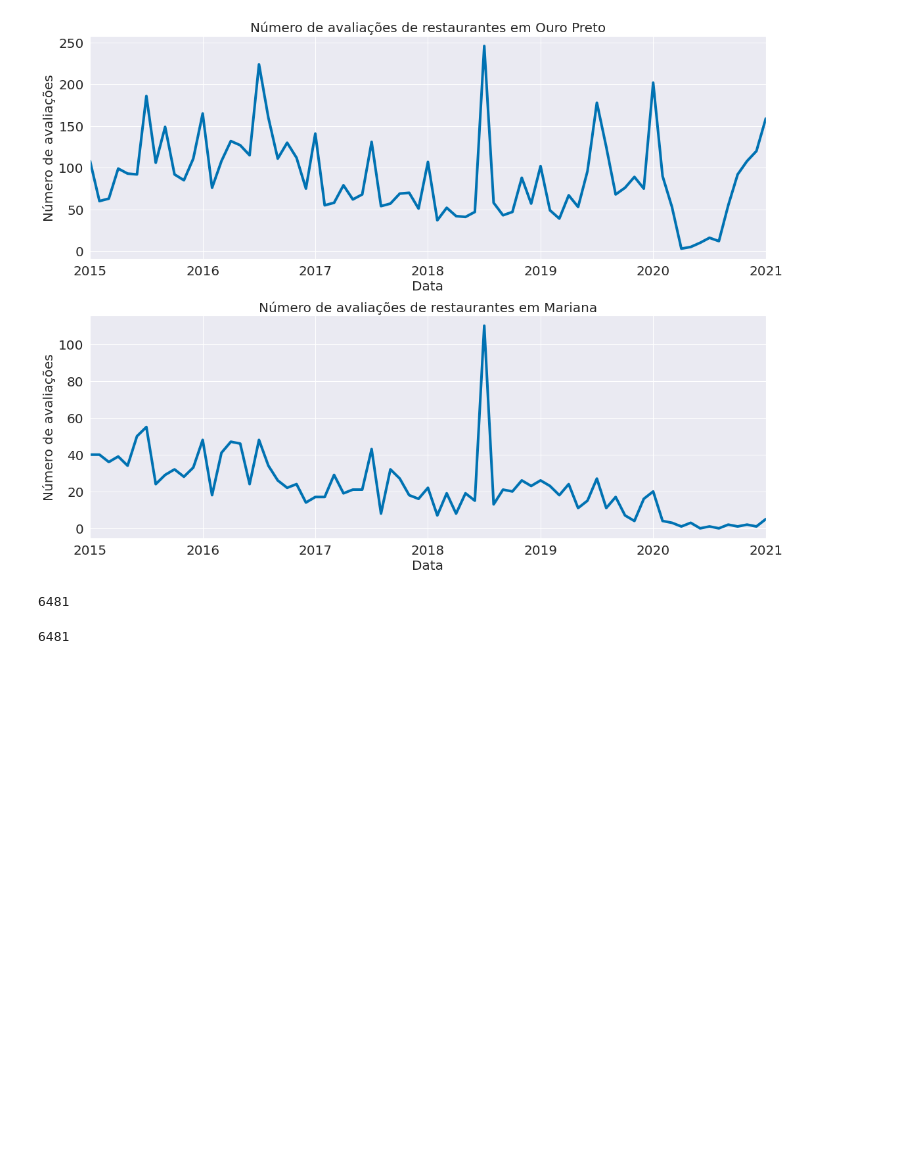
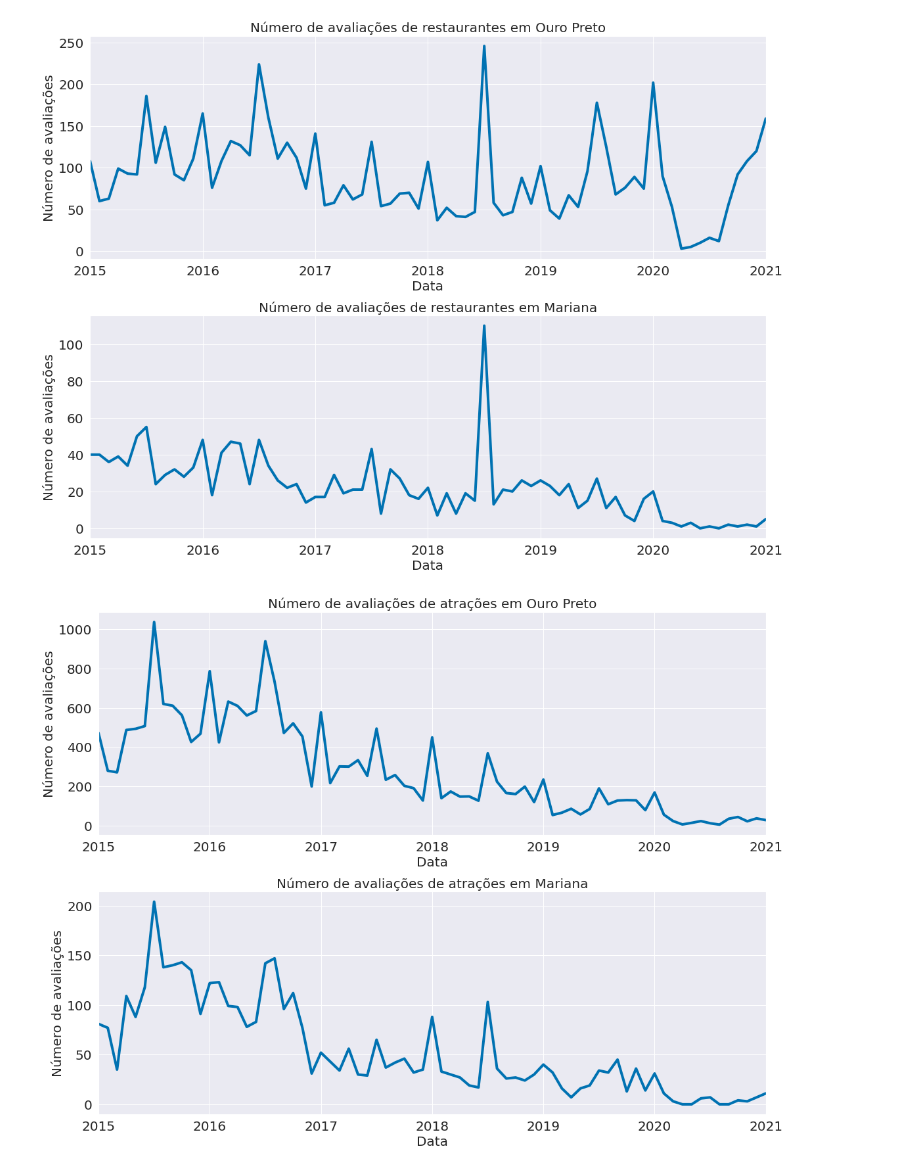
Before and after one commit to viengg/tripadvisor-scraper, a Jupyter notebook: analysis.ipynb, the cells around one changed output. Cells and saved outputs as stored; diff of their text form; code cells hidden in the pictures; blank space fills up the shorter version.

```diff
--- a/analysis.ipynb
+++ b/analysis.ipynb
@@ -173,12 +174,18 @@ ax2.set_title('Número de avaliações de restaurantes em Mariana')
 plt.tight_layout()
 # %% [output]
 [figure]
-# %%
-print(avaliacoes_restaurantes_ouro_preto.set_index('data_avaliacao').resample('Y')['estabelecimento'].count().sum())
-# %% [output]
-6481
-# %%
-avaliacoes_restaurantes_ouro_preto.groupby([avaliacoes_restaurantes_ouro_preto['data_avaliacao'].dt.year,
-                                            avaliacoes_restaurantes_ouro_preto['data_avaliacao'].dt.month])['estabelecimento'].count().sum()
-# %% [output]
-6481
+# %%
+merged_df = pd.merge(atracoes, avaliacoes_atracoes_recentes, how='inner', left_on='atracao_id', right_on='estabelecimento_id')
+avaliacoes_atracoes_ouro_preto = merged_df[merged_df['cidade'] == 'Ouro Preto ']
+avaliacoes_atracoes_mariana = merged_df[merged_df['cidade'] == 'Mariana ']
+
+fig, (ax1, ax2) = plt.subplots(nrows=2, figsize=(16, 12))
+avaliacoes_atracoes_ouro_preto.set_index('data_avaliacao').resample('M')['estabelecimento'].count().plot(ax=ax1)
+ax1.set(xlabel='Data', ylabel='Número de avaliações')
+ax1.set_title('Número de avaliações de atrações em Ouro Preto')
+avaliacoes_atracoes_mariana.set_index('data_avaliacao').resample('M')['estabelecimento'].count().plot(ax=ax2)
+ax2.set(xlabel='Data', ylabel='Número de avaliações')
+ax2.set_title('Número de avaliações de atrações em Mariana')
+plt.tight_layout()
+# %% [output]
+[figure, added]
```
Also changed, not shown: parts of 9 cells of this notebook.
